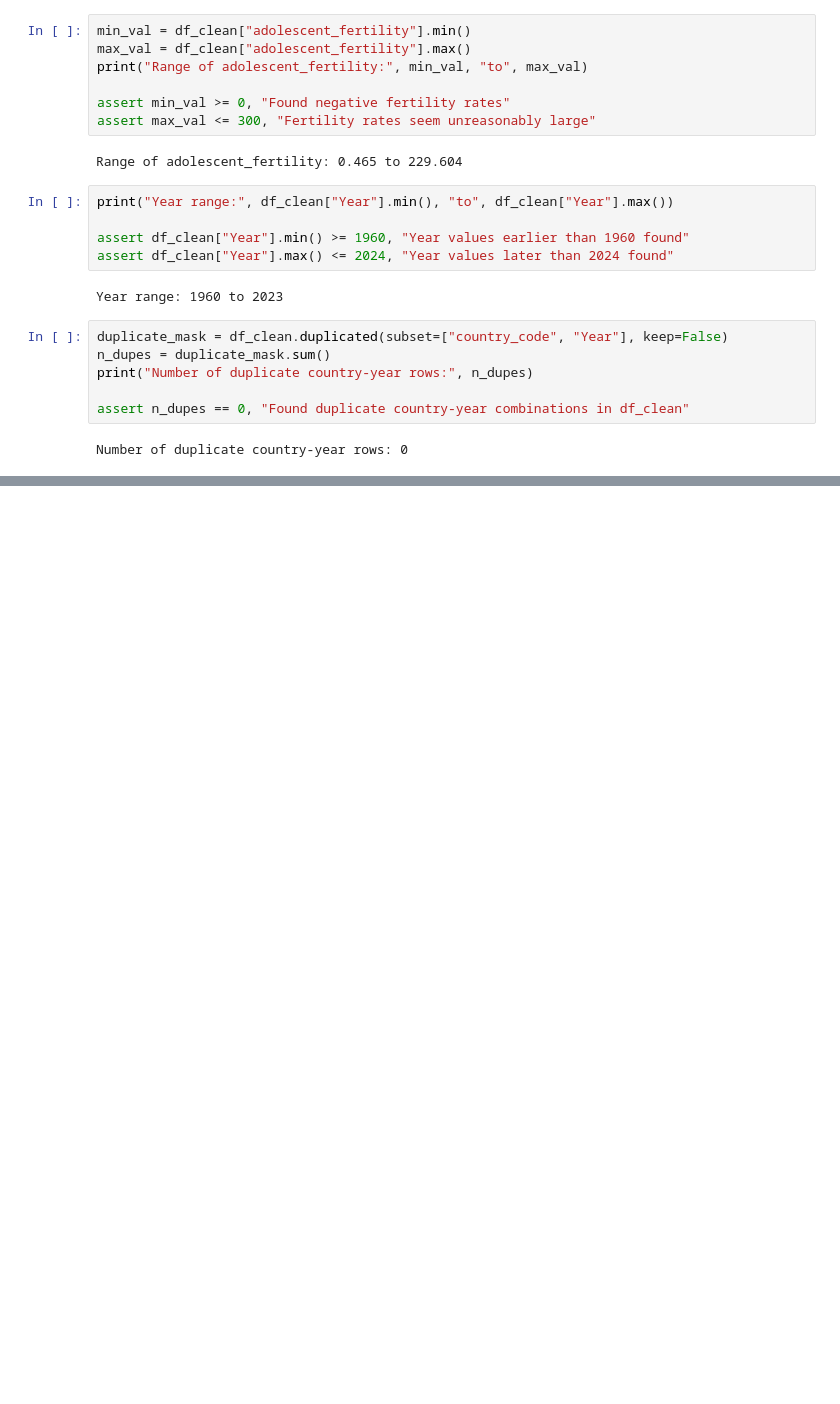
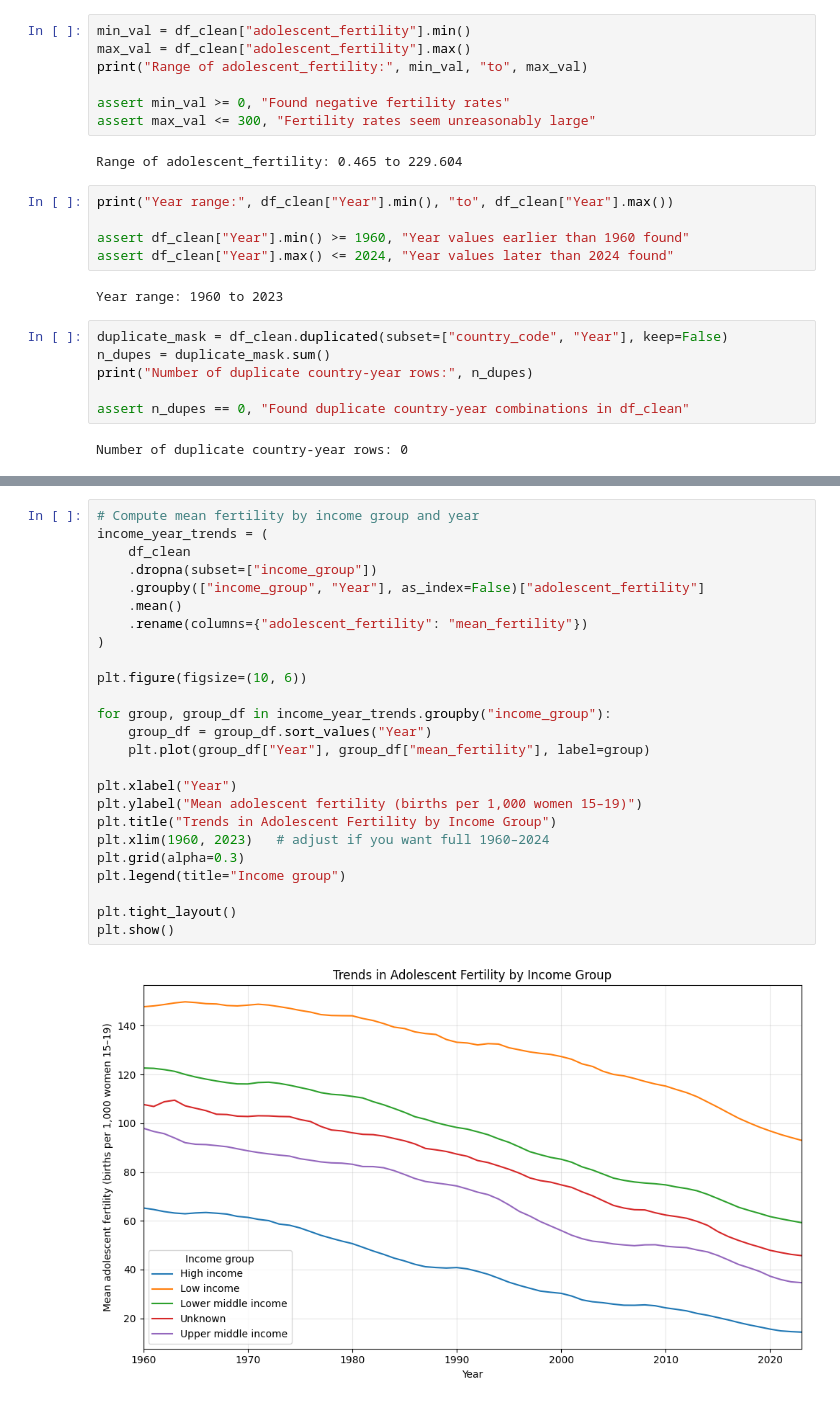
Before and after one commit to Zhongyi-L/MA705-Project, a Jupyter notebook: project.ipynb, the cells around one changed output, grey strips where cells are left out. Saved outputs shown, nothing was run; the diff lists cells and outputs as text; blank space fills up the shorter version.

```diff
--- a/project.ipynb
+++ b/project.ipynb
@@ -297,0 +545,27 @@ Number of duplicate country-year rows: 0
+# %%
+# Compute mean fertility by income group and year
+income_year_trends = (
+    df_clean
+    .dropna(subset=["income_group"])
+    .groupby(["income_group", "Year"], as_index=False)["adolescent_fertility"]
+    .mean()
+    .rename(columns={"adolescent_fertility": "mean_fertility"})
+)
+
+plt.figure(figsize=(10, 6))
+
+for group, group_df in income_year_trends.groupby("income_group"):
+    group_df = group_df.sort_values("Year")
+    plt.plot(group_df["Year"], group_df["mean_fertility"], label=group)
+
+plt.xlabel("Year")
+plt.ylabel("Mean adolescent fertility (births per 1,000 women 15–19)")
+plt.title("Trends in Adolescent Fertility by Income Group")
+plt.xlim(1960, 2023)   # adjust if you want full 1960–2024
+plt.grid(alpha=0.3)
+plt.legend(title="Income group")
+
+plt.tight_layout()
+plt.show()
+# %% [output]
+[figure, added]
```
Also changed, not shown: parts of 18 cells of this notebook, 1 other file.
